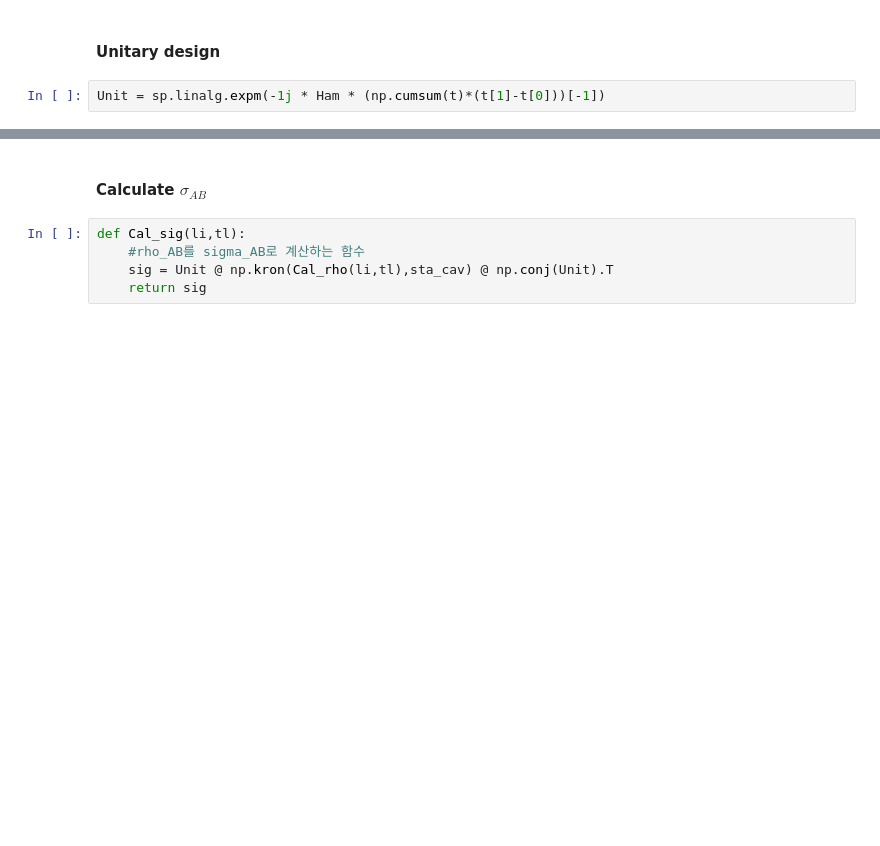
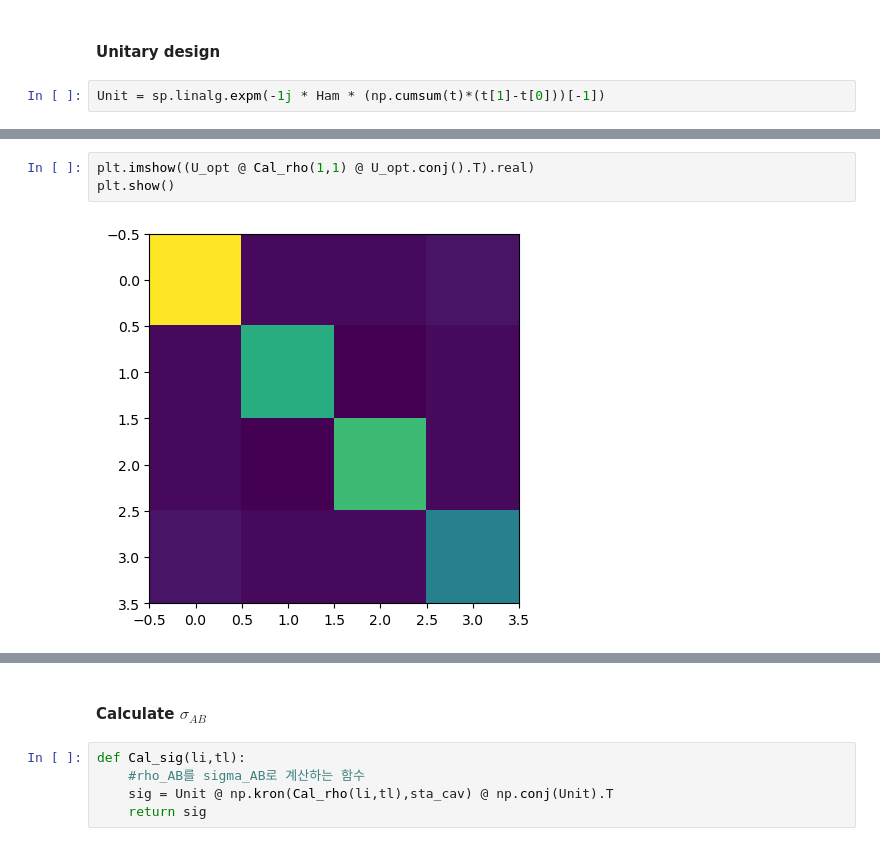
Before and after one commit to Ha-Nul/Codes, a Jupyter notebook: Python/CVXPY/2025-12-23_Matconstruct.ipynb, the cells around one changed output, grey strips where cells are left out. Saved outputs shown, nothing was run; the diff lists cells and outputs as text; blank space fills up the shorter version.

```diff
--- a/Python/CVXPY/2025-12-23_Matconstruct.ipynb
+++ b/Python/CVXPY/2025-12-23_Matconstruct.ipynb
@@ -151,0 +263,5 @@ Unit = sp.linalg.expm(-1j * Ham * (np.cumsum(t)*(t[1]-t[0]))[-1])
+# %%
+plt.imshow((U_opt @ Cal_rho(1,1) @ U_opt.conj().T).real)
+plt.show()
+# %% [output]
+[figure, added]
```
Also changed, not shown: parts of 11 cells of this notebook, 47 other files.
